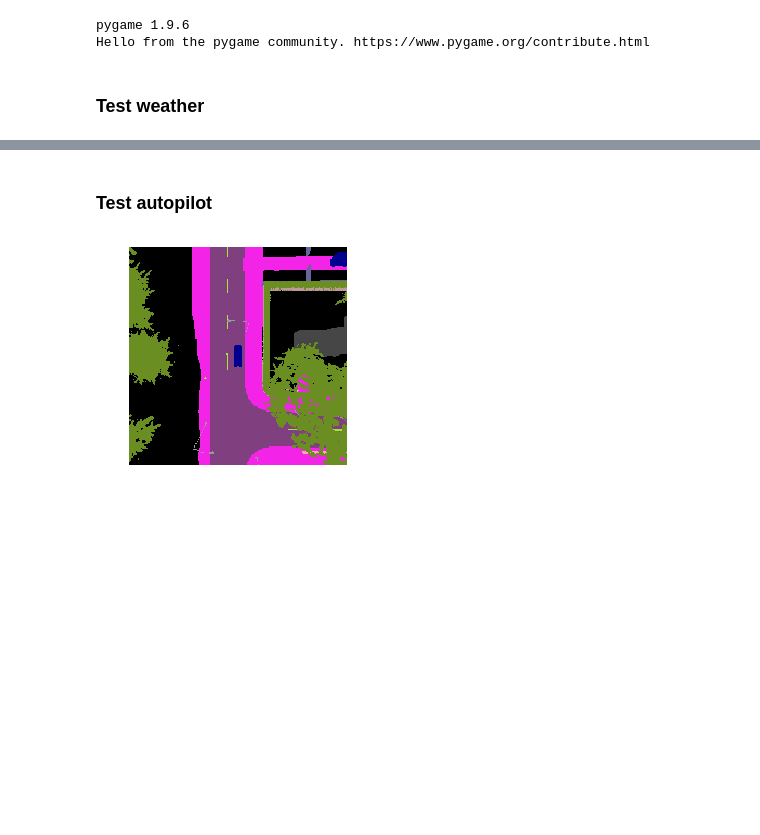
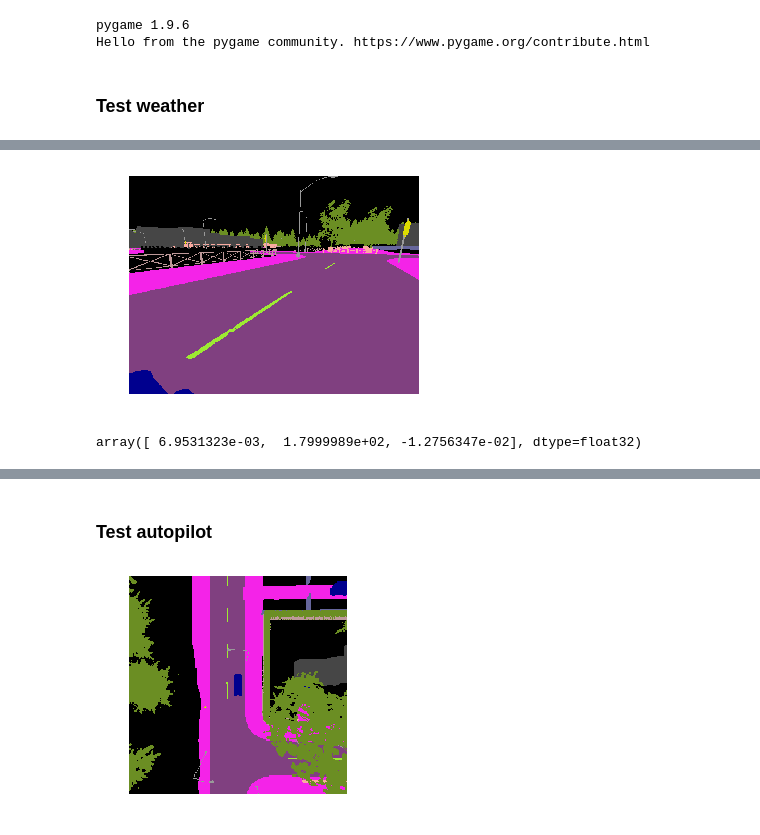
Before and after one commit to weirayao/oatomobile, a Jupyter notebook: oatomobile.ipynb, the cells around one changed output, grey strips where cells are left out. Saved outputs shown, nothing was run; the diff lists cells and outputs as text; code cells hidden in the pictures; blank space fills up the shorter version.

```diff
--- a/oatomobile.ipynb
+++ b/oatomobile.ipynb
@@ -22,3 +57,12 @@ observation = environment.reset()
+# %%
+plt.imshow(observation['left_camera_segmented'])
+plt.axis('off');
+# %% [output]
+[figure, added]
+# %%
+observation["rotation"]
+# %% [output]
+array([ 6.9531323e-03,  1.7999989e+02, -1.2756347e-02], dtype=float32)
 # %%
 plt.imshow(observation['front_camera_rgb'])
 plt.axis('off');
```
Also changed, not shown: parts of 7 cells of this notebook, 6 other files.
